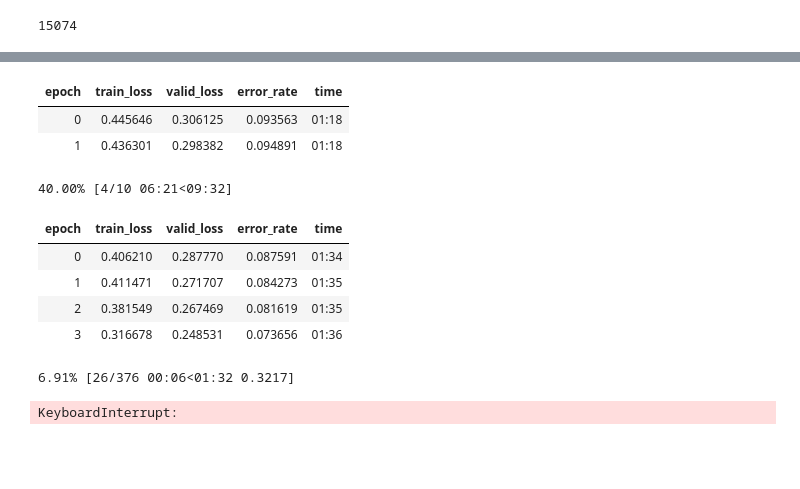
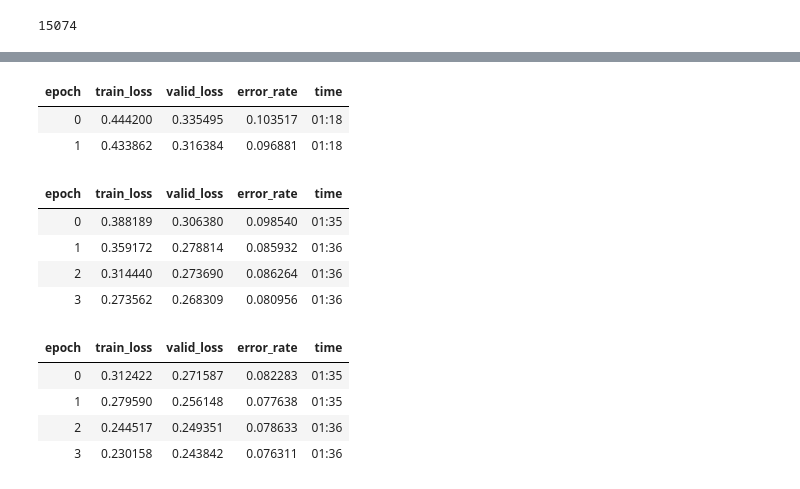
Before and after one commit to KennethTM/macro_inv_id, a Jupyter notebook: finland_data.ipynb, the cells around one changed output, grey strips where cells are left out. Cells and saved outputs as stored; diff of their text form; code cells hidden in the pictures; blank space fills up the shorter version.

```diff
--- a/finland_data.ipynb
+++ b/finland_data.ipynb
@@ -64,19 +65,25 @@ SuggestedLRs(valley=0.00013182566908653826)
 # %%
 learn.freeze()
-learn.fit_one_cycle(2, 1e-4)
+learn.fit_one_cycle(2, 2e-4)
 # %% [output]
 | epoch | train_loss | valid_loss | error_rate | time |
-| 0 | 0.445646 | 0.306125 | 0.093563 | 01:18 |
-| 1 | 0.436301 | 0.298382 | 0.094891 | 01:18 |
+| 0 | 0.444200 | 0.335495 | 0.103517 | 01:18 |
+| 1 | 0.433862 | 0.316384 | 0.096881 | 01:18 |
 # %%
 learn.unfreeze()
-learn.fit_one_cycle(10, lr_max=slice(1e-6, 1e-4))
+learn.fit_one_cycle(4, lr_max=slice(1e-6, 1e-4))
 # %% [output]
-40.00% [4/10 06:21<09:32]
 | epoch | train_loss | valid_loss | error_rate | time |
-| 0 | 0.406210 | 0.287770 | 0.087591 | 01:34 |
-| 1 | 0.411471 | 0.271707 | 0.084273 | 01:35 |
-| 2 | 0.381549 | 0.267469 | 0.081619 | 01:35 |
-| 3 | 0.316678 | 0.248531 | 0.073656 | 01:36 |
+| 0 | 0.388189 | 0.306380 | 0.098540 | 01:35 |
+| 1 | 0.359172 | 0.278814 | 0.085932 | 01:36 |
+| 2 | 0.314440 | 0.273690 | 0.086264 | 01:36 |
+| 3 | 0.273562 | 0.268309 | 0.080956 | 01:36 |
-6.91% [26/376 00:06<01:32 0.3217]
-KeyboardInterrupt:
+# %%
+learn.unfreeze()
+learn.fit_one_cycle(4, lr_max=slice(1e-6, 1e-4))
+# %% [output]
+| epoch | train_loss | valid_loss | error_rate | time |
+| 0 | 0.312422 | 0.271587 | 0.082283 | 01:35 |
+| 1 | 0.279590 | 0.256148 | 0.077638 | 01:35 |
+| 2 | 0.244517 | 0.249351 | 0.078633 | 01:36 |
+| 3 | 0.230158 | 0.243842 | 0.076311 | 01:36 |
```
Also changed, not shown: parts of 27 cells of this notebook.
